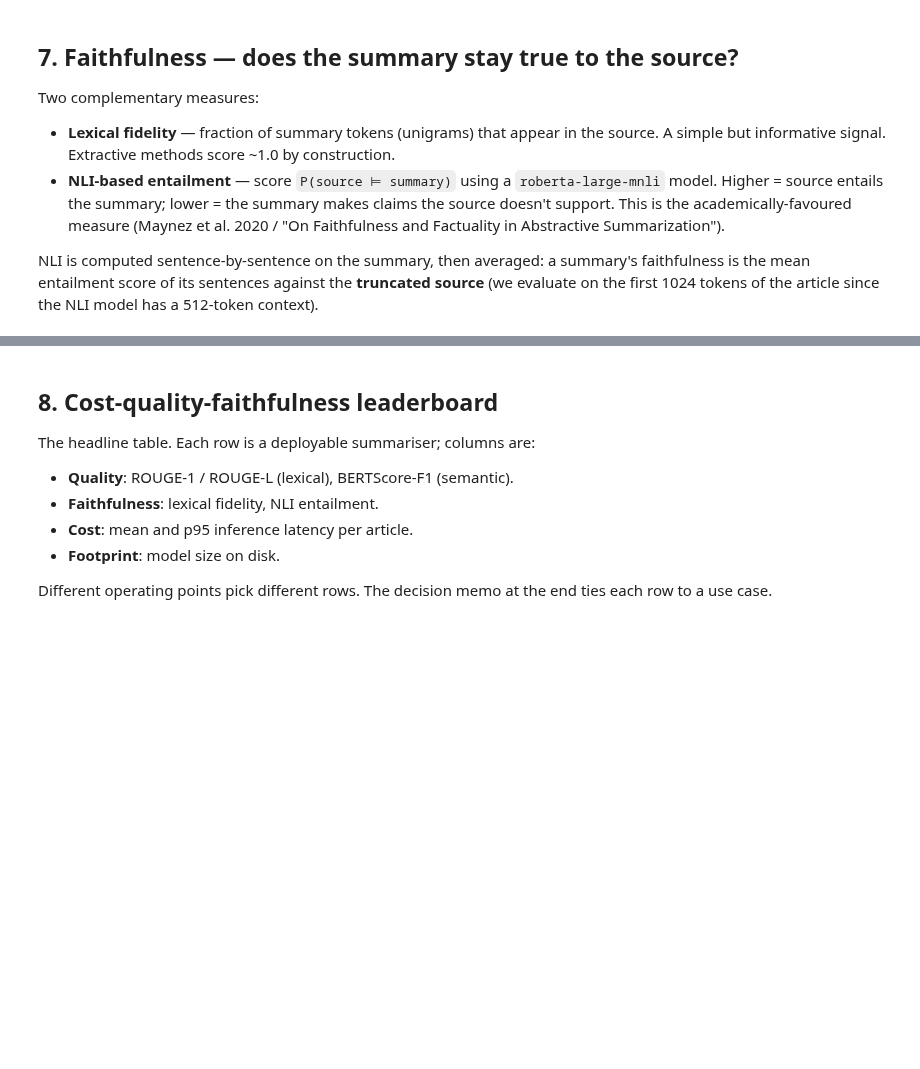
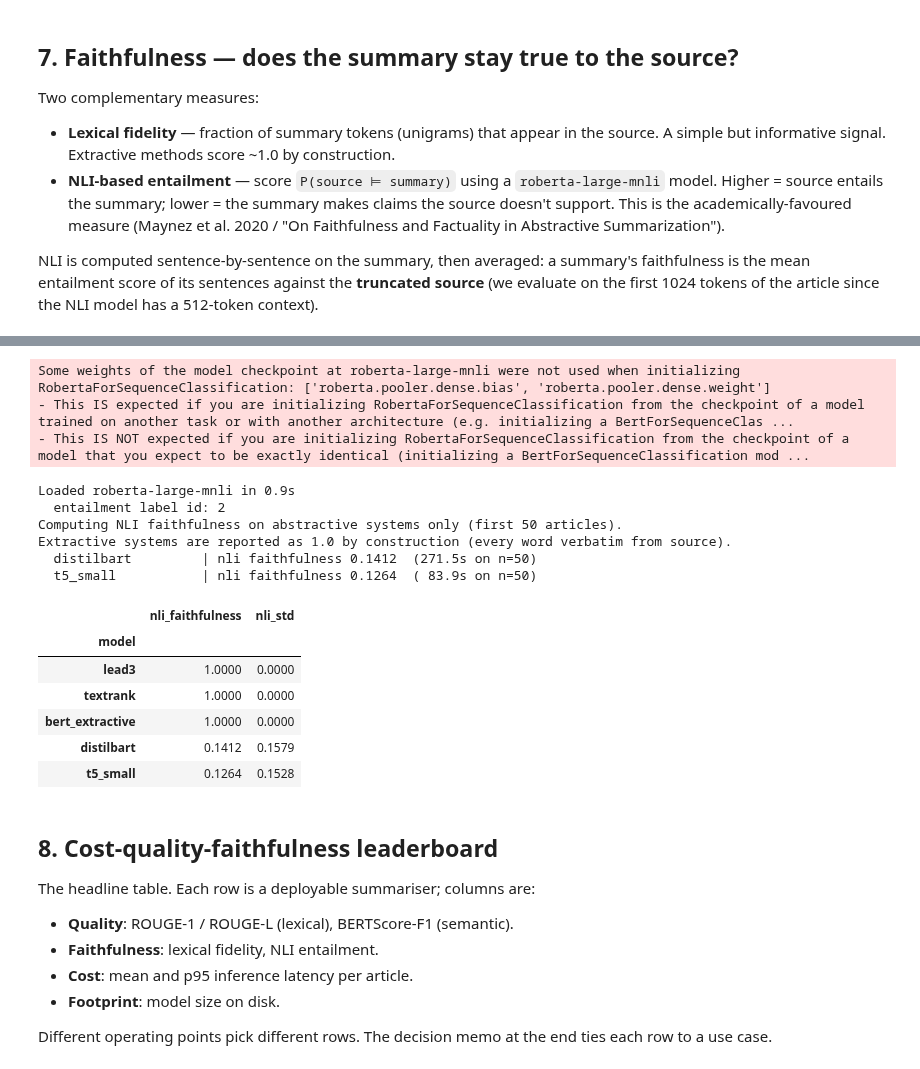
Before and after one commit to DiogoRibeiro7/ds-projects-portfolio, a Jupyter notebook: notebooks/summarization_extractive_vs_abstractive.ipynb, the cells around one changed output, grey strips where cells are left out. Cells and saved outputs as stored; diff of their text form; code cells hidden in the pictures; blank space fills up the shorter version.

```diff
--- a/notebooks/summarization_extractive_vs_abstractive.ipynb
+++ b/notebooks/summarization_extractive_vs_abstractive.ipynb
@@ -369,36 +459,59 @@ nli_model = _AS.from_pretrained(nli_name).to(device).eval()
 print(f"Loaded {nli_name} in {time.time() - t0:.1f}s")
 ENTAILMENT_LABEL_ID = nli_model.config.label2id.get("ENTAILMENT", 2)
 print(f"  entailment label id: {ENTAILMENT_LABEL_ID}")
 
 
 @torch.no_grad()
 def nli_entailment(premise: str, hypothesis: str) -> float:
     premise = premise[:3000]
     inp = nli_tok(premise, hypothesis, return_tensors="pt", truncation=True, max_length=512).to(device)
     logits = nli_model(**inp).logits[0]
     p = torch.softmax(logits, dim=-1)
     return float(p[ENTAILMENT_LABEL_ID].item())
 
 
 def faithfulness_nli(article: str, summary: str) -> float:
     sents = split_sentences(summary)
     if not sents:
         return 0.0
     scores = [nli_entailment(article, s) for s in sents]
     return float(np.mean(scores))
 
 
 nli_rows = []
-print("Computing NLI faithfulness (slowest cell — uses roberta-large per summary sentence)...")
+print("Computing NLI faithfulness on abstractive systems only (first 50 articles).")
+print("Extractive systems are reported as 1.0 by construction (every word verbatim from source).")
+NLI_N = 50
+ABSTRACTIVE = {"distilbart", "t5_small"}
 for name in SUMMARISERS:
+    if name not in ABSTRACTIVE:
+        nli_rows.append({"model": name, "nli_faithfulness": 1.0, "nli_std": 0.0})
+        continue
     t0 = time.time()
-    scores = [faithfulness_nli(a, p) for a, p in zip(articles, predictions[name])]
+    scores = [faithfulness_nli(a, p) for a, p in zip(articles[:NLI_N], predictions[name][:NLI_N])]
     nli_rows.append({"model": name, "nli_faithfulness": float(np.mean(scores)),
                        "nli_std": float(np.std(scores, ddof=1))})
-    print(f"  {name:<18s} | nli faithfulness {np.mean(scores):.4f}  ({time.time() - t0:5.1f}s)")
+    print(f"  {name:<18s} | nli faithfulness {np.mean(scores):.4f}  ({time.time() - t0:5.1f}s on n={NLI_N})")
 
 nli_df = pd.DataFrame(nli_rows).set_index("model").round(4)
 nli_df
+# %% [output]
+Some weights of the model checkpoint at roberta-large-mnli were not used when initializing RobertaForSequenceClassification: ['roberta.pooler.dense.bias', 'roberta.pooler.dense.weight']
+- This IS expected if you are initializing RobertaForSequenceClassification from the checkpoint of a model trained on another task or with another architecture (e.g. initializing a BertForSequenceClas ...
+- This IS NOT expected if you are initializing RobertaForSequenceClassification from the checkpoint of a model that you expect to be exactly identical (initializing a BertForSequenceClassification mod ...
+Loaded roberta-large-mnli in 0.9s
+  entailment label id: 2
+Computing NLI faithfulness on abstractive systems only (first 50 articles).
+Extractive systems are reported as 1.0 by construction (every word verbatim from source).
+  distilbart         | nli faithfulness 0.1412  (271.5s on n=50)
+  t5_small           | nli faithfulness 0.1264  ( 83.9s on n=50)
+|  | nli_faithfulness | nli_std |
+| model |  |  |
+| lead3 | 1.0000 | 0.0000 |
+| textrank | 1.0000 | 0.0000 |
+| bert_extractive | 1.0000 | 0.0000 |
+| distilbart | 0.1412 | 0.1579 |
+| t5_small | 0.1264 | 0.1528 |
 # %% [markdown]
 ## 8. Cost-quality-faithfulness leaderboard
 
```
Also changed, not shown: parts of 18 cells of this notebook, 5 other files.
